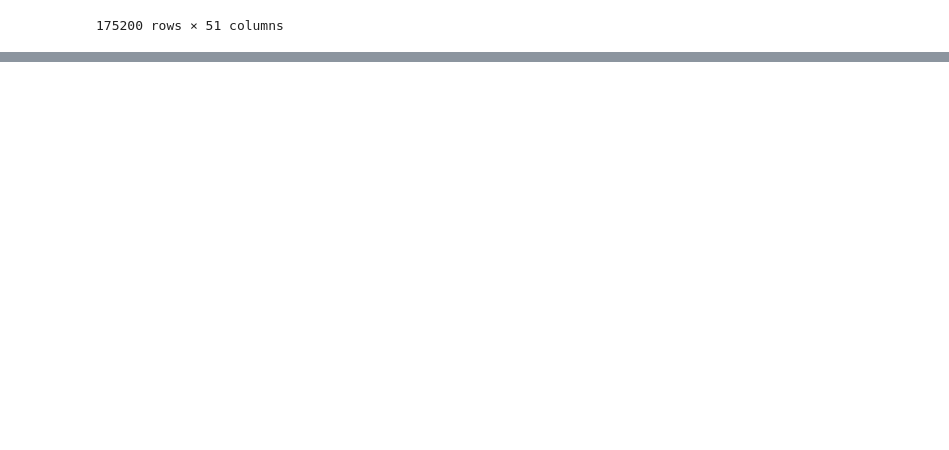
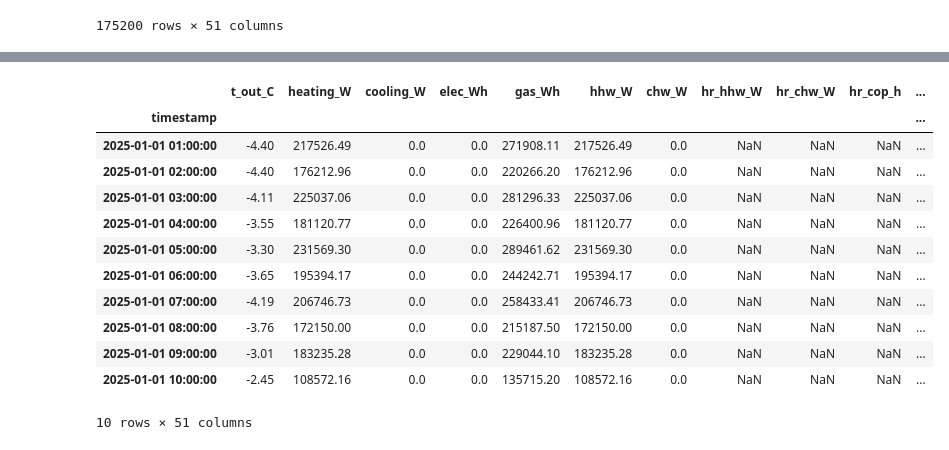
Before and after one commit to CenterForTheBuiltEnvironment/decarb-tool, a Jupyter notebook: test_workflow.ipynb, the cells around one changed output, grey strips where cells are left out. Drawn from its saved outputs; the diff is of its cells as text; code cells hidden in the pictures; blank space fills up the shorter version.

```diff
--- a/test_workflow.ipynb
+++ b/test_workflow.ipynb
@@ -386,3 +403,7 @@ equipment_scenarios = ["eq_scenario_3"]
 emission_scenarios = ["em_scenario_a"]
 
 plot_energy_breakdown(df, equipment_scenarios, emission_scenarios)
+# %%
+df = source_energy.copy()
+
+df.columns
@@ -388,0 +426,16 @@ plot_energy_breakdown(df, equipment_scenarios, emission_scenarios)
+# %%
+df.head(10)
+# %% [output]
+|  | t_out_C | heating_W | cooling_W | elec_Wh | gas_Wh | hhw_W | chw_W | hr_hhw_W | hr_chw_W | hr_cop_h | ... |
+| timestamp |  |  |  |  |  |  |  |  |  |  | ... |
+| 2025-01-01 01:00:00 | -4.40 | 217526.49 | 0.0 | 0.0 | 271908.11 | 217526.49 | 0.0 | NaN | NaN | NaN | ... |
+| 2025-01-01 02:00:00 | -4.40 | 176212.96 | 0.0 | 0.0 | 220266.20 | 176212.96 | 0.0 | NaN | NaN | NaN | ... |
+| 2025-01-01 03:00:00 | -4.11 | 225037.06 | 0.0 | 0.0 | 281296.33 | 225037.06 | 0.0 | NaN | NaN | NaN | ... |
+| 2025-01-01 04:00:00 | -3.55 | 181120.77 | 0.0 | 0.0 | 226400.96 | 181120.77 | 0.0 | NaN | NaN | NaN | ... |
+| 2025-01-01 05:00:00 | -3.30 | 231569.30 | 0.0 | 0.0 | 289461.62 | 231569.30 | 0.0 | NaN | NaN | NaN | ... |
+| 2025-01-01 06:00:00 | -3.65 | 195394.17 | 0.0 | 0.0 | 244242.71 | 195394.17 | 0.0 | NaN | NaN | NaN | ... |
+| 2025-01-01 07:00:00 | -4.19 | 206746.73 | 0.0 | 0.0 | 258433.41 | 206746.73 | 0.0 | NaN | NaN | NaN | ... |
+| 2025-01-01 08:00:00 | -3.76 | 172150.00 | 0.0 | 0.0 | 215187.50 | 172150.00 | 0.0 | NaN | NaN | NaN | ... |
+| 2025-01-01 09:00:00 | -3.01 | 183235.28 | 0.0 | 0.0 | 229044.10 | 183235.28 | 0.0 | NaN | NaN | NaN | ... |
+| 2025-01-01 10:00:00 | -2.45 | 108572.16 | 0.0 | 0.0 | 135715.20 | 108572.16 | 0.0 | NaN | NaN | NaN | ... |
+10 rows × 51 columns
```
Also changed, not shown: parts of 7 cells of this notebook, 6 other files.
